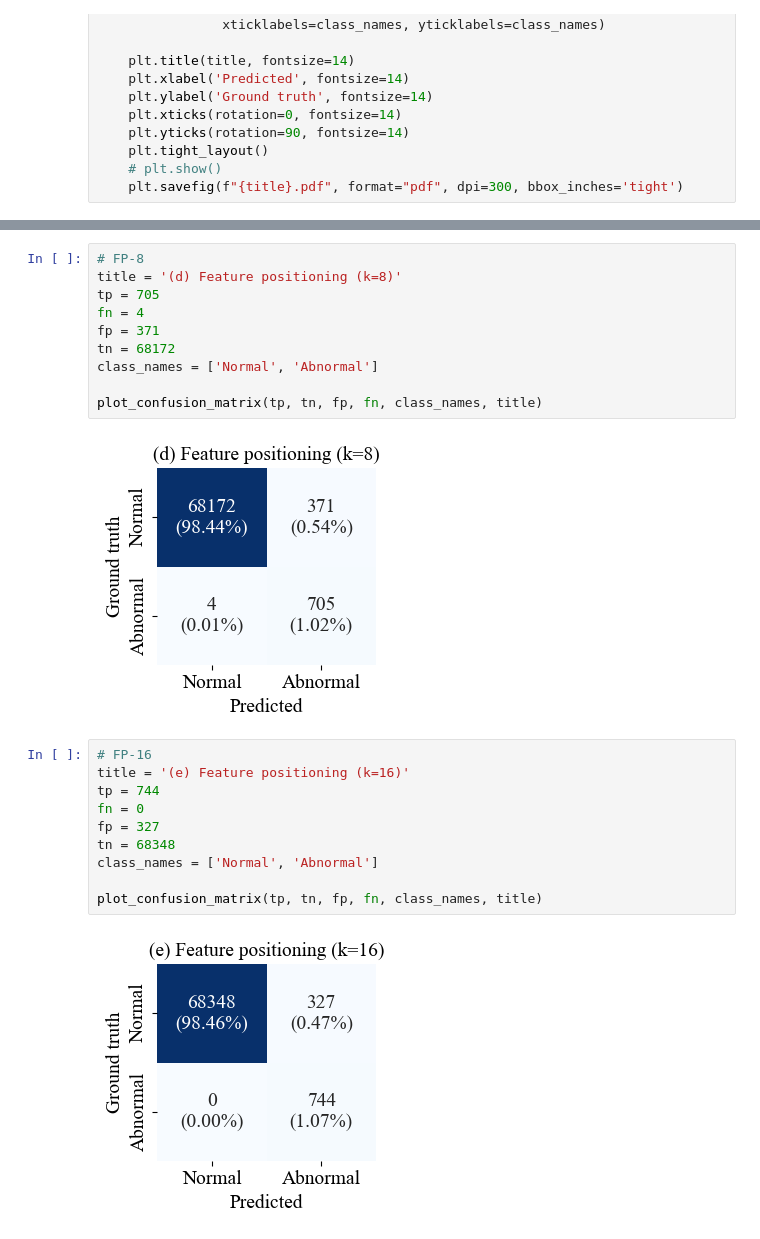
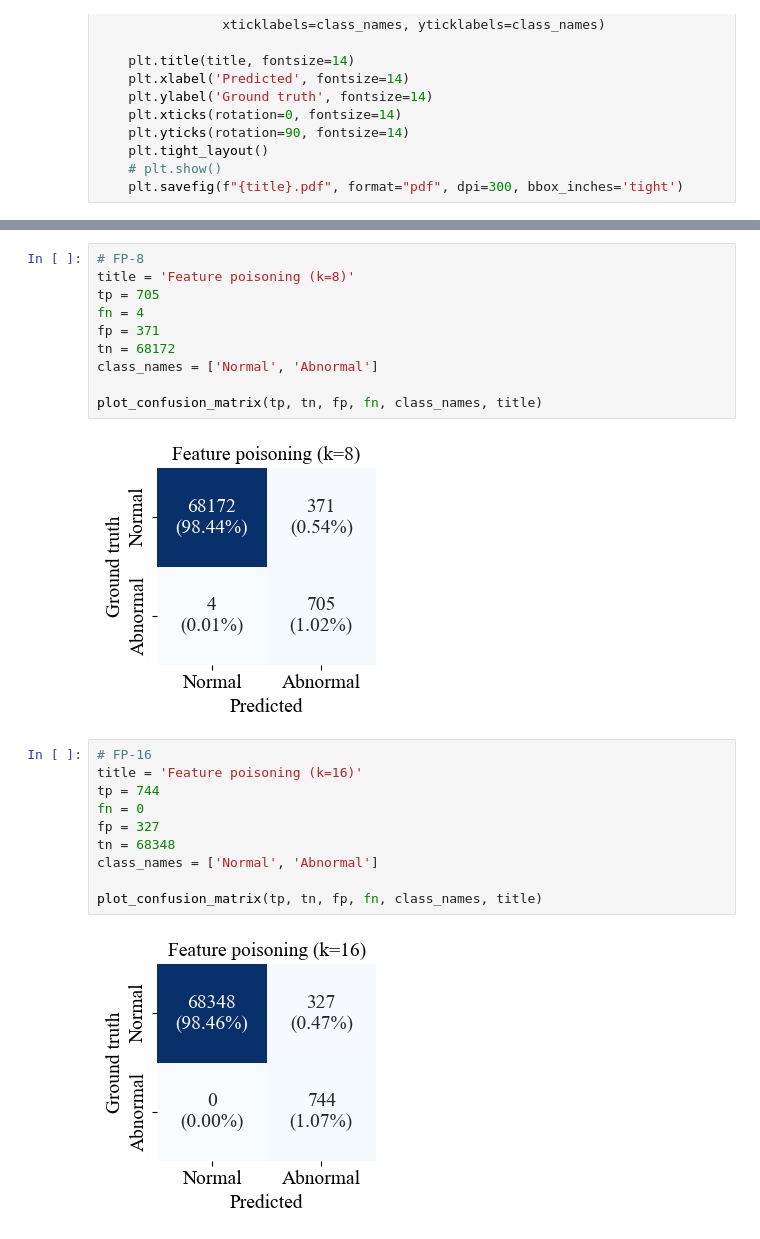
Before and after one commit to Leon-Qiao/RetroFL, a Jupyter notebook: Validate/confusionMa.ipynb, the cells around one changed output, grey strips where cells are left out. Drawn from its saved outputs; the diff is of its cells as text.

```diff
--- a/Validate/confusionMa.ipynb
+++ b/Validate/confusionMa.ipynb
@@ -87,6 +87,6 @@ plot_confusion_matrix(tp, tn, fp, fn, class_names, title)
 # %%
 # FP-8
-title = '(d) Feature positioning (k=8)'
+title = 'Feature poisoning (k=8)'
 tp = 705
 fn = 4
 fp = 371
@@ -95,18 +95,18 @@ class_names = ['Normal', 'Abnormal']
 
 plot_confusion_matrix(tp, tn, fp, fn, class_names, title)
 # %% [output]
-[figure, old version]
+[figure, new version]
 # %%
 # FP-16
-title = '(e) Feature positioning (k=16)'
+title = 'Feature poisoning (k=16)'
 tp = 744
 fn = 0
 fp = 327
 tn = 68348
 class_names = ['Normal', 'Abnormal']
 
 plot_confusion_matrix(tp, tn, fp, fn, class_names, title)
 # %% [output]
-[figure, old version]
+[figure, new version]
 # %%
 # FP-32
```
Also changed, not shown: parts of 4 cells of this notebook, 14 other files.
